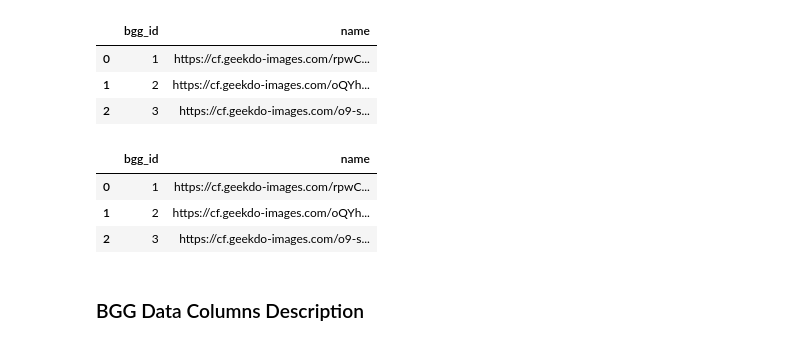
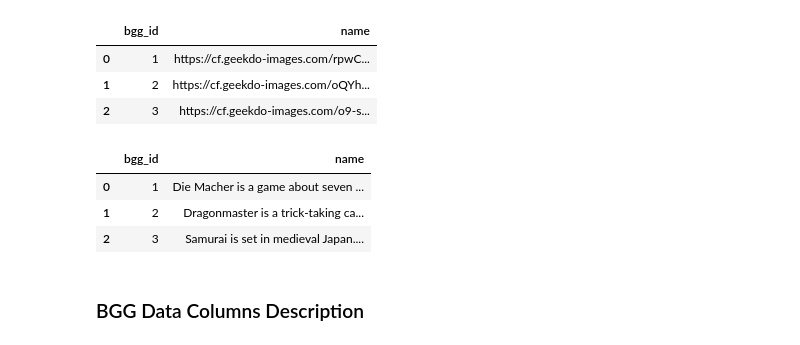
Before and after one commit to Paulaszka/book_recommender_system_new, a Jupyter notebook: notebook_1.ipynb, the cells around one changed output. Cells and saved outputs as stored; diff of their text form; code cells hidden in the pictures.

```diff
--- a/notebook_1.ipynb
+++ b/notebook_1.ipynb
@@ -127,13 +136,13 @@ df_bgg_Image.head(3)
 | 2 | 3 | https://cf.geekdo-images.com/o9-s... |
 # %%
 df_bgg_Description = df_bgg_Image_Description[['bgg_id', 'description']]
-df_bgg_Description = df_bgg_Image.rename(columns={'image': 'name'})
+df_bgg_Description = df_bgg_Description.rename(columns={'description': 'name'})
 df_bgg_Description.head(3)
 # %% [output]
 |  | bgg_id | name |
-| 0 | 1 | https://cf.geekdo-images.com/rpwC... |
-| 1 | 2 | https://cf.geekdo-images.com/oQYh... |
-| 2 | 3 | https://cf.geekdo-images.com/o9-s... |
+| 0 | 1 | Die Macher is a game about seven ... |
+| 1 | 2 | Dragonmaster is a trick-taking ca... |
+| 2 | 3 | Samurai is set in medieval Japan.... |
 # %% [markdown]
 ### BGG Data Columns Description
 # %% [markdown]
```
Also changed, not shown: parts of 6 cells of this notebook.
